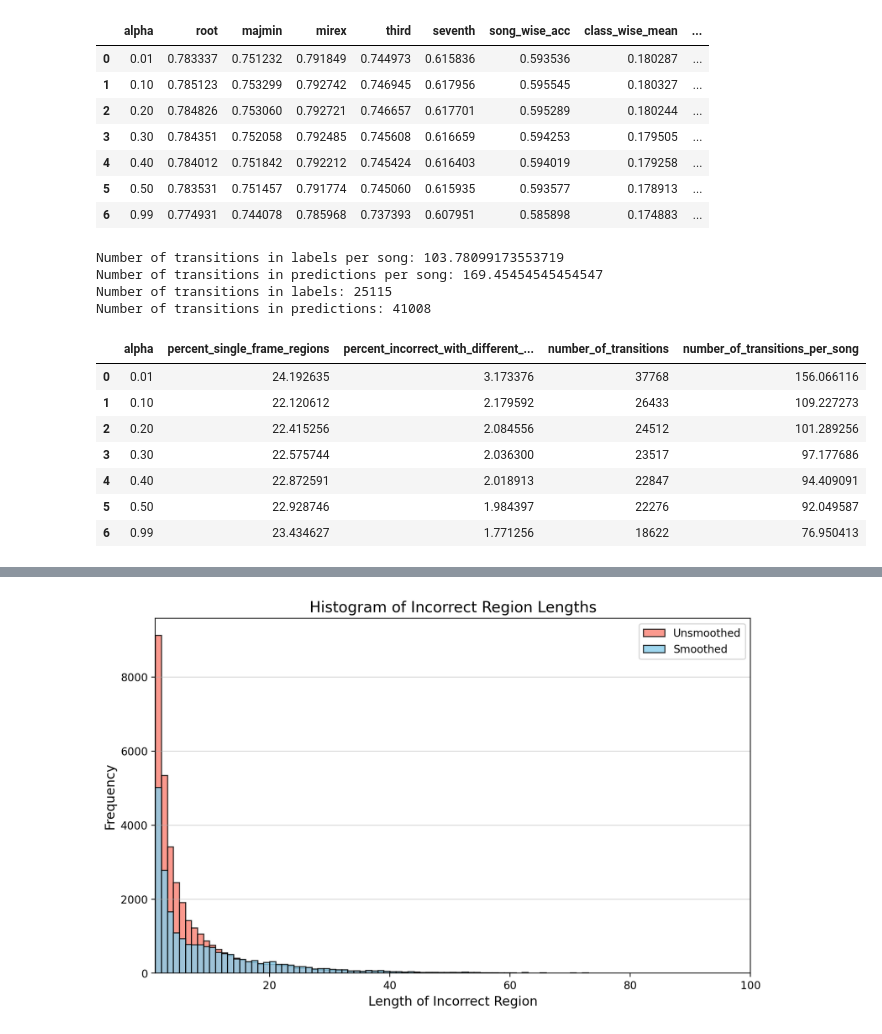
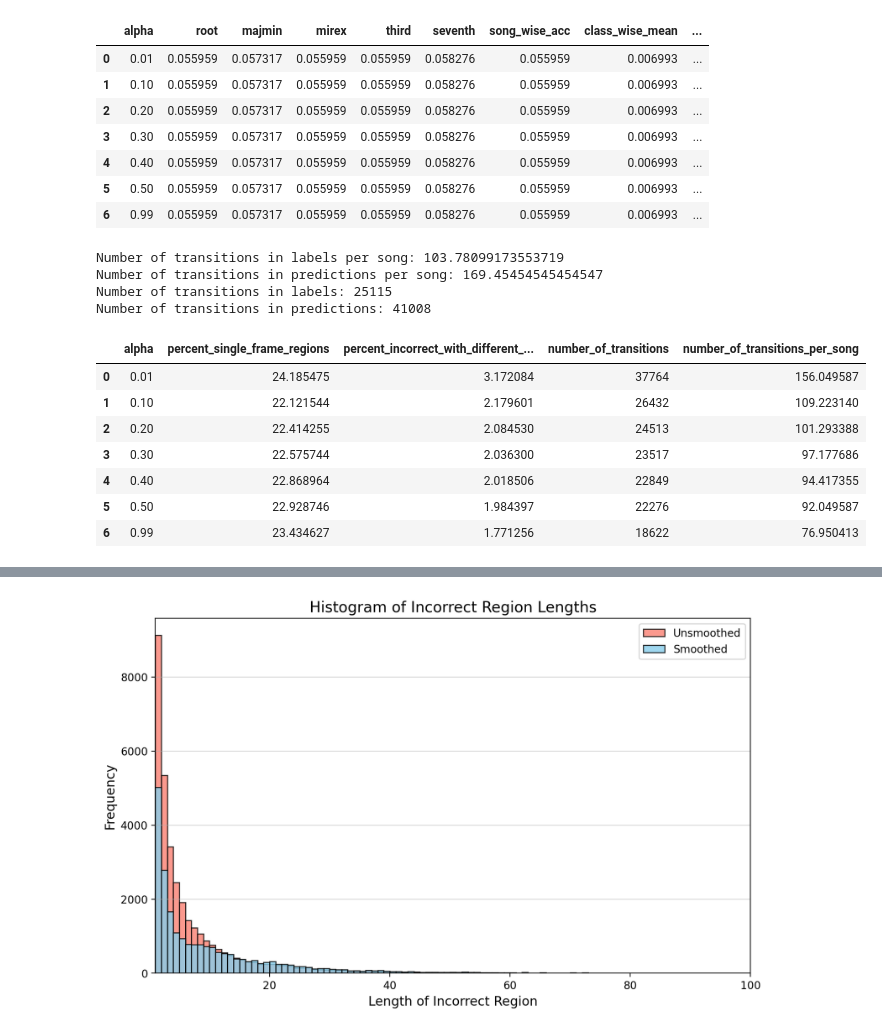
Before and after one commit to PierreRL/AutomaticChordRecognition, a Jupyter notebook: notebooks/experiments/6. HMM Smoothing.ipynb, the cells around one changed output, grey strips where cells are left out. Cells and saved outputs as stored; diff of their text form; code cells hidden in the pictures.

```diff
--- a/notebooks/experiments/6. HMM Smoothing.ipynb
+++ b/notebooks/experiments/6. HMM Smoothing.ipynb
@@ -18,7 +18,6 @@ from src.models.crnn import get_model
 from src.data.dataset import FullChordDataset
 from src.eval import evaluate_model
 # %%
-
 device = get_torch_device()
 DIR = './results'
 experiment_name = 'hparams_random/segment_length_28_layers_1_hidden_size_201'
@@ -26,7 +25,7 @@ experiment_name = 'hparams_random/segment_length_28_layers_1_hidden_size_201'
 model = get_model(experiment_name)
 
 _, val_filenames, _ = get_split_filenames()
-dataset = FullChordDataset(val_filenames)
+dataset = FullChordDataset(val_filenames, dev_mode=True)
 # %%
 metrics = evaluate_model(model, dataset, batch_size=32)
 metrics
@@ -62,7 +61,7 @@ def get_incorrect_region_metrics(pred_classes, labels):
         preds = pred_classes[idx]
         label = labels[idx]
 
-        correctness = (preds == label).long().numpy()
+        correctness = (preds == label).astype(int)  # 1 for correct, 0 for incorrect
         incorrect_mask = correctness == 0
 
 
@@ -109,25 +108,24 @@ for alpha in alphas:
         'class_wise_median': metrics['class_wise_acc_median']
     })
 # %%
-
 df = pd.DataFrame(results)
 df
 # %% [output]
 |  | alpha | root | majmin | mirex | third | seventh | song_wise_acc | class_wise_mean | ... |
-| 0 | 0.01 | 0.783337 | 0.751232 | 0.791849 | 0.744973 | 0.615836 | 0.593536 | 0.180287 | ... |
-| 1 | 0.10 | 0.785123 | 0.753299 | 0.792742 | 0.746945 | 0.617956 | 0.595545 | 0.180327 | ... |
-| 2 | 0.20 | 0.784826 | 0.753060 | 0.792721 | 0.746657 | 0.617701 | 0.595289 | 0.180244 | ... |
-| 3 | 0.30 | 0.784351 | 0.752058 | 0.792485 | 0.745608 | 0.616659 | 0.594253 | 0.179505 | ... |
-| 4 | 0.40 | 0.784012 | 0.751842 | 0.792212 | 0.745424 | 0.616403 | 0.594019 | 0.179258 | ... |
-| 5 | 0.50 | 0.783531 | 0.751457 | 0.791774 | 0.745060 | 0.615935 | 0.593577 | 0.178913 | ... |
-| 6 | 0.99 | 0.774931 | 0.744078 | 0.785968 | 0.737393 | 0.607951 | 0.585898 | 0.174883 | ... |
+| 0 | 0.01 | 0.055959 | 0.057317 | 0.055959 | 0.055959 | 0.058276 | 0.055959 | 0.006993 | ... |
+| 1 | 0.10 | 0.055959 | 0.057317 | 0.055959 | 0.055959 | 0.058276 | 0.055959 | 0.006993 | ... |
+| 2 | 0.20 | 0.055959 | 0.057317 | 0.055959 | 0.055959 | 0.058276 | 0.055959 | 0.006993 | ... |
+| 3 | 0.30 | 0.055959 | 0.057317 | 0.055959 | 0.055959 | 0.058276 | 0.055959 | 0.006993 | ... |
+| 4 | 0.40 | 0.055959 | 0.057317 | 0.055959 | 0.055959 | 0.058276 | 0.055959 | 0.006993 | ... |
+| 5 | 0.50 | 0.055959 | 0.057317 | 0.055959 | 0.055959 | 0.058276 | 0.055959 | 0.006993 | ... |
+| 6 | 0.99 | 0.055959 | 0.057317 | 0.055959 | 0.055959 | 0.058276 | 0.055959 | 0.006993 | ... |
 # %%
 model = get_model(experiment_name, hmm=False)
 model.to('cpu')
 all_preds = [] # List of all predictions, size (N, F, V)
 all_labels = [] # List of all labels, size (N, F)
 for idx in tqdm(range(len(dataset))):
-    cqt, labels = dataset[idx]
+    cqt, _, labels = dataset[idx]
     preds = model(cqt.unsqueeze(0))
     all_preds.append(preds.squeeze(0).detach().numpy())
     all_labels.append(labels.numpy())
@@ -149,7 +147,7 @@ Number of transitions in predictions: 41008
 from src.models.hmm_smoother import HMMSmoother
 
 alphas = [0.01, 0.1, 0.2, 0.3, 0.4, 0.5, 0.99]
-results = []
+results_smoothness = []
 for alpha in alphas:
     smoother = HMMSmoother(num_classes=model.num_classes, alpha=alpha)
     all_preds_smoothed = []
@@ -158,12 +156,12 @@ for alpha in alphas:
         smoothed = smoother(p, device='cpu').squeeze(0)
         all_preds_smoothed.append(smoothed.detach())
 
-    pred_classes = [p.argmax(dim=1) for p in all_preds_smoothed]
+    pred_classes = [p.argmax(dim=1).detach().numpy() for p in all_preds_smoothed]
 
     metrics = get_incorrect_region_metrics(pred_classes, all_labels)
     number_of_transitions = sum([get_number_of_transitions(p) for p in pred_classes])
 
-    results.append({
+    results_smoothness.append({
         'alpha': alpha,
         'percent_single_frame_regions': metrics['percent_single_frame_regions'],
         'percent_incorrect_with_different_neighbors': metrics['percent_incorrect_with_different_neighbors'],
@@ -171,15 +169,15 @@ for alpha in alphas:
         'number_of_transitions_per_song': number_of_transitions / len(dataset)
     })
 # %%
-df_smoothness = pd.DataFrame(results)
+df_smoothness = pd.DataFrame(results_smoothness)
 df_smoothness
 # %% [output]
 |  | alpha | percent_single_frame_regions | percent_incorrect_with_different_... | number_of_transitions | number_of_transitions_per_song |
-| 0 | 0.01 | 24.192635 | 3.173376 | 37768 | 156.066116 |
-| 1 | 0.10 | 22.120612 | 2.179592 | 26433 | 109.227273 |
-| 2 | 0.20 | 22.415256 | 2.084556 | 24512 | 101.289256 |
+| 0 | 0.01 | 24.185475 | 3.172084 | 37764 | 156.049587 |
+| 1 | 0.10 | 22.121544 | 2.179601 | 26432 | 109.223140 |
+| 2 | 0.20 | 22.414255 | 2.084530 | 24513 | 101.293388 |
 | 3 | 0.30 | 22.575744 | 2.036300 | 23517 | 97.177686 |
-| 4 | 0.40 | 22.872591 | 2.018913 | 22847 | 94.409091 |
+| 4 | 0.40 | 22.868964 | 2.018506 | 22849 | 94.417355 |
 | 5 | 0.50 | 22.928746 | 1.984397 | 22276 | 92.049587 |
 | 6 | 0.99 | 23.434627 | 1.771256 | 18622 | 76.950413 |
 # %%
```
Also changed, not shown: parts of 2 cells of this notebook, 16 other files.
